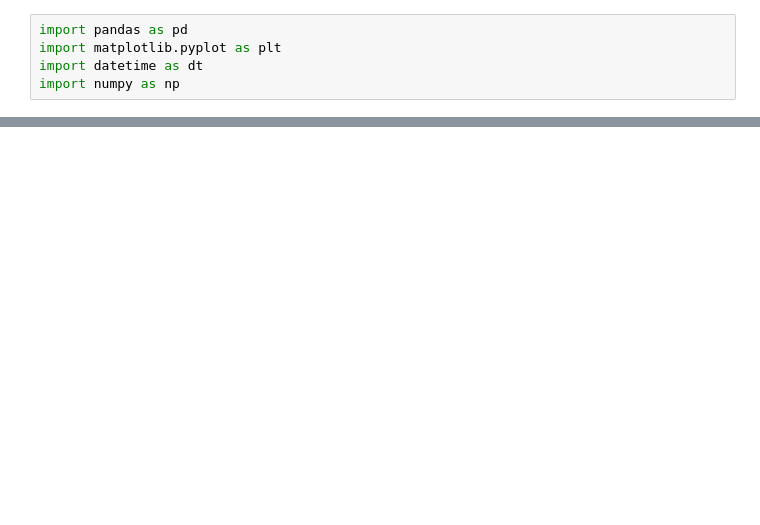
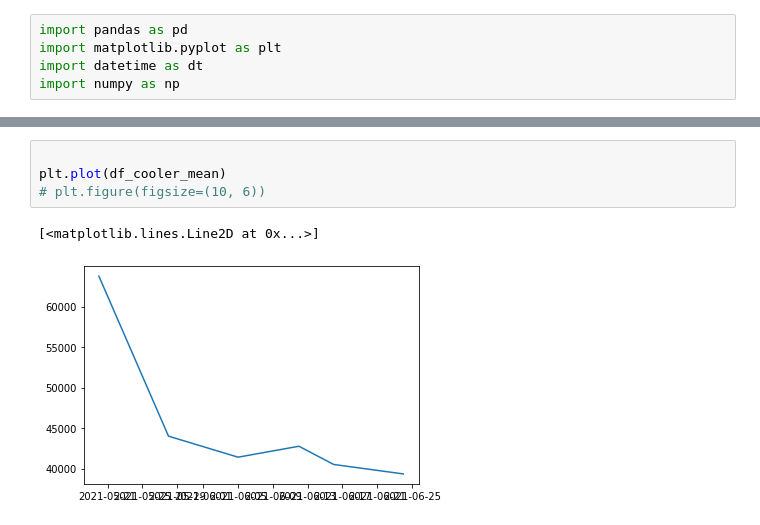
Before and after one commit to isingmodel/Starbucks_Frequency_Price_Analysis, a Jupyter notebook: simple_analysis.ipynb, the cells around one changed output, grey strips where cells are left out. Saved outputs shown, nothing was run; the diff lists cells and outputs as text; blank space fills up the shorter version.

```diff
--- a/simple_analysis.ipynb
+++ b/simple_analysis.ipynb
@@ -91,0 +117,7 @@ plt.savefig('figs/ticket price and stickers-to-get-a-ticket price ratio.png', fa
+# %%
+
+plt.plot(df_cooler_mean)
+# plt.figure(figsize=(10, 6))
+# %% [output]
+[<matplotlib.lines.Line2D at 0x...>]
+[figure, added]
```
Also changed, not shown: parts of 9 cells of this notebook, 3 other files.
